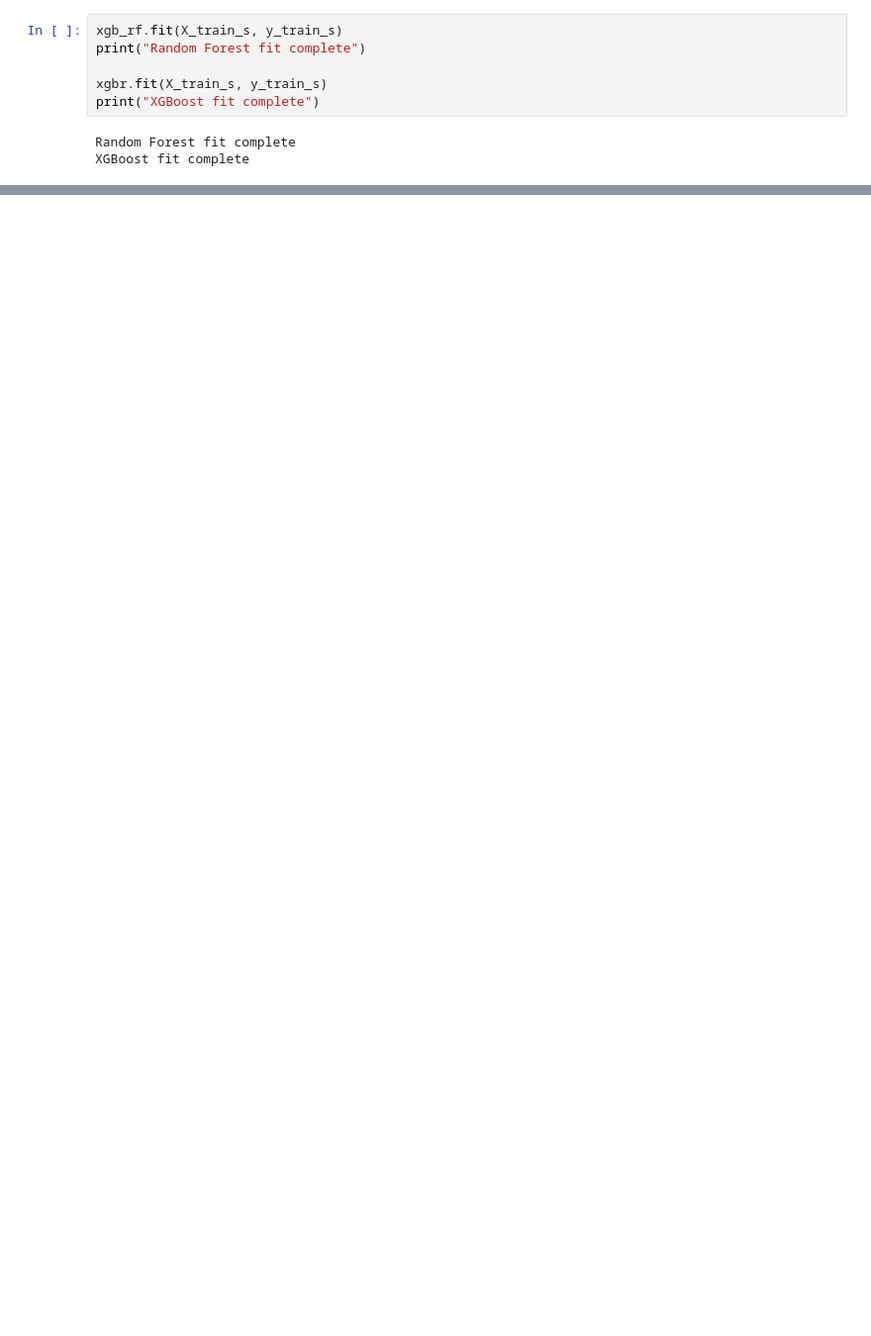
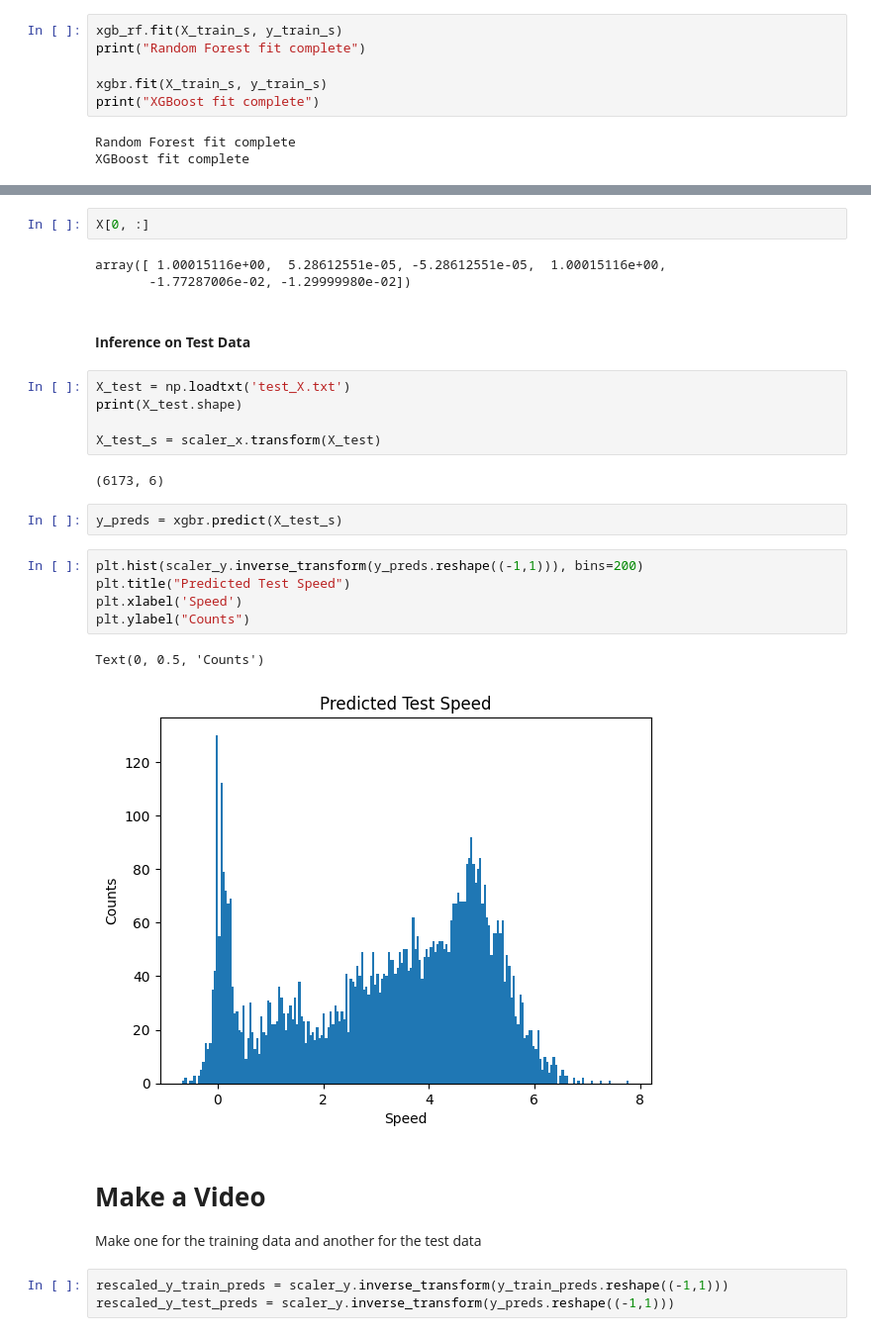
Before and after one commit to itberrios/CV_projects, a Jupyter notebook: mars_challenge/mars_challenge_1.ipynb, the cells around one changed output, grey strips where cells are left out. Shown at 99% size. Drawn from its saved outputs; the diff is of its cells as text; blank space fills up the shorter version.

```diff
--- a/mars_challenge/mars_challenge_1.ipynb
+++ b/mars_challenge/mars_challenge_1.ipynb
@@ -483,0 +670,31 @@ XG Boost validation RMSE: 0.4444739458570942
+# %%
+X[0, :]
+# %% [output]
+array([ 1.00015116e+00,  5.28612551e-05, -5.28612551e-05,  1.00015116e+00,
+       -1.77287006e-02, -1.29999980e-02])
+# %% [markdown]
+#### **Inference on Test Data**
+# %%
+X_test = np.loadtxt('test_X.txt')
+print(X_test.shape)
+
+X_test_s = scaler_x.transform(X_test)
+# %% [output]
+(6173, 6)
+# %%
+y_preds = xgbr.predict(X_test_s)
+# %%
+plt.hist(scaler_y.inverse_transform(y_preds.reshape((-1,1))), bins=200)
+plt.title("Predicted Test Speed")
+plt.xlabel('Speed')
+plt.ylabel("Counts")
+# %% [output]
+Text(0, 0.5, 'Counts')
+[figure, added]
+# %% [markdown]
+# **Make a Video**
+
+Make one for the training data and another for the test data
+# %%
+rescaled_y_train_preds = scaler_y.inverse_transform(y_train_preds.reshape((-1,1)))
+rescaled_y_test_preds = scaler_y.inverse_transform(y_preds.reshape((-1,1)))
```
Also changed, not shown: parts of 45 cells of this notebook.
